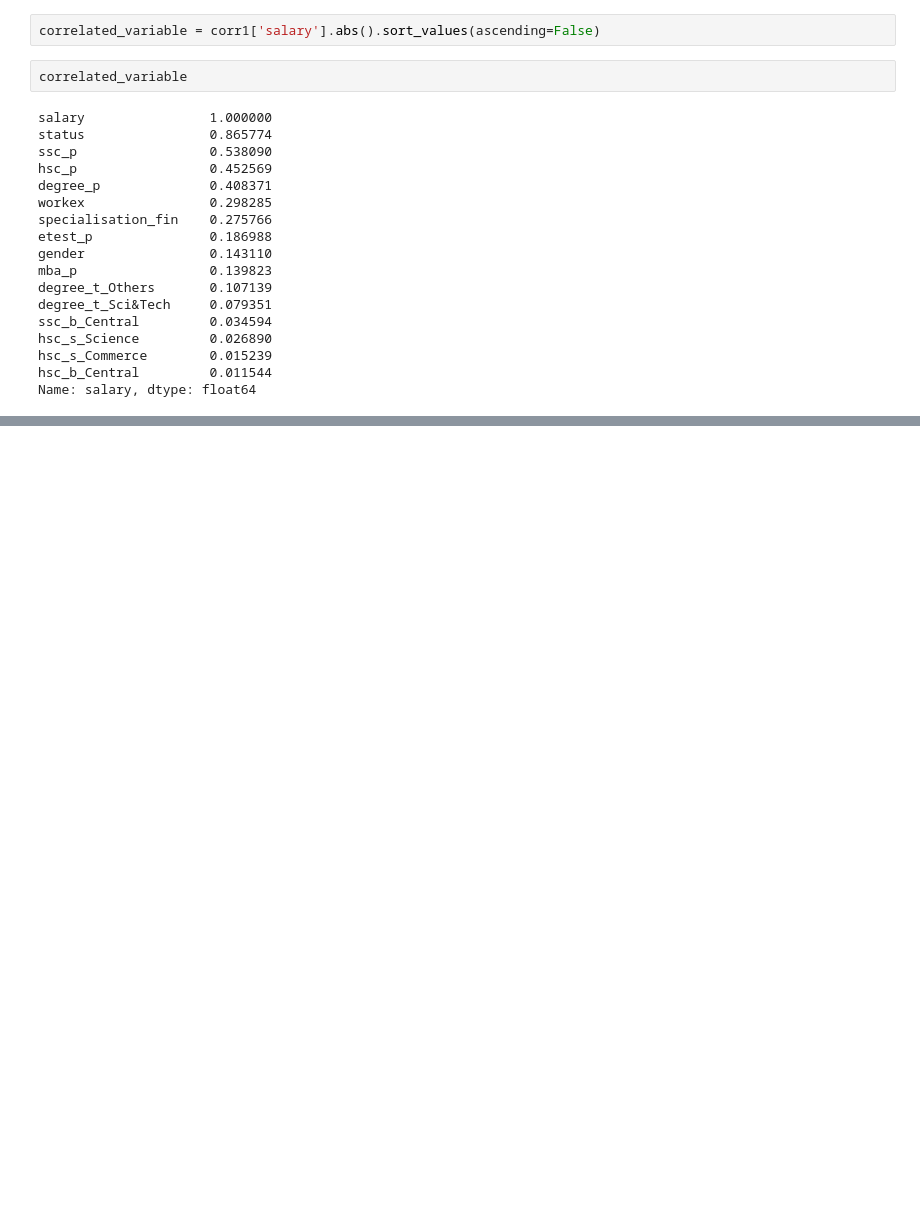
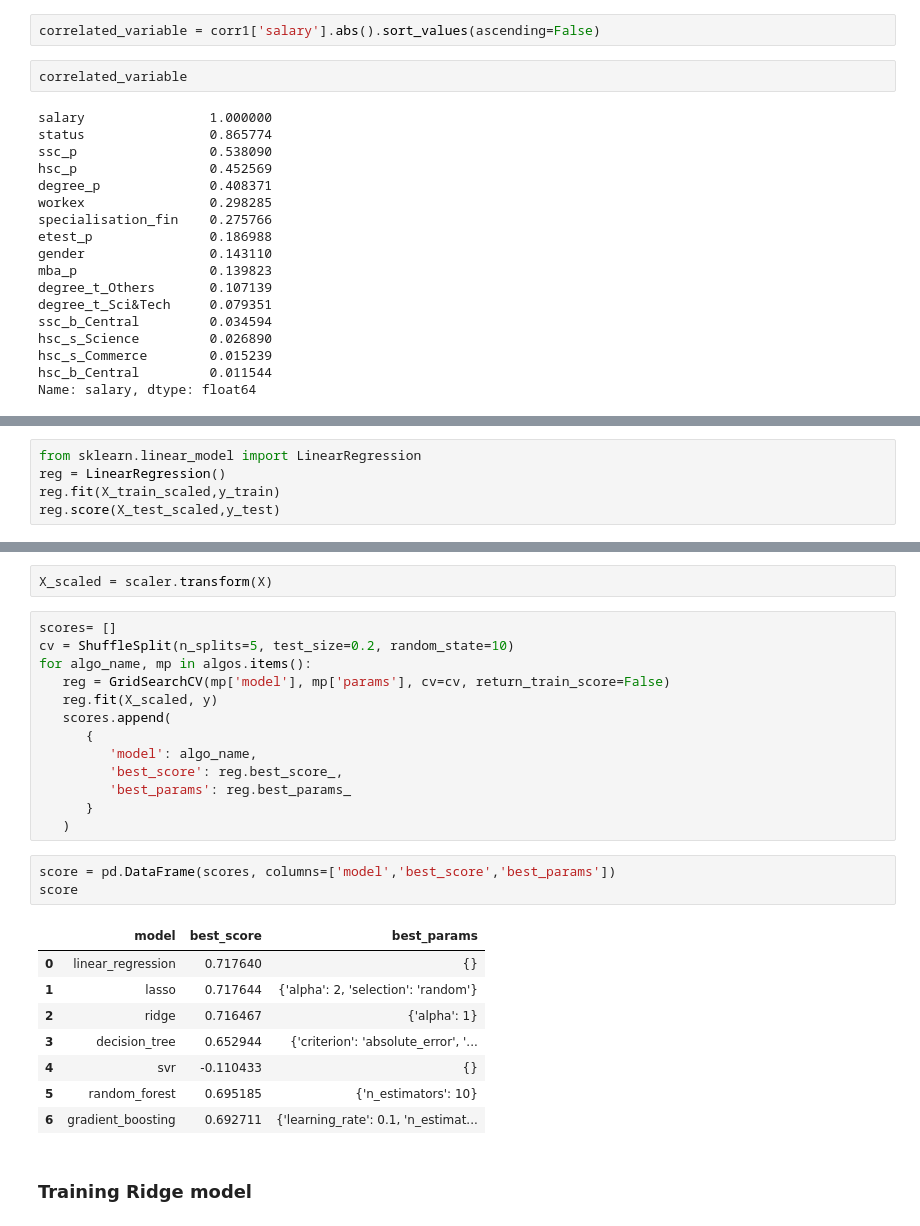
Before and after one commit to vikaschauhan734/campus_recruitment_prediction, a Jupyter notebook: notebook.ipynb, the cells around one changed output, grey strips where cells are left out. Drawn from its saved outputs; the diff is of its cells as text; blank space fills up the shorter version.

```diff
--- a/notebook.ipynb
+++ b/notebook.ipynb
@@ -358,0 +436,5 @@ Name: salary, dtype: float64
+# %%
+from sklearn.linear_model import LinearRegression
+reg = LinearRegression()
+reg.fit(X_train_scaled,y_train)
+reg.score(X_test_scaled,y_test)
@@ -358,0 +504,29 @@ Name: salary, dtype: float64
+# %%
+X_scaled = scaler.transform(X)
+# %%
+scores= []
+cv = ShuffleSplit(n_splits=5, test_size=0.2, random_state=10)
+for algo_name, mp in algos.items():
+   reg = GridSearchCV(mp['model'], mp['params'], cv=cv, return_train_score=False)
+   reg.fit(X_scaled, y)
+   scores.append(
+      {
+         'model': algo_name,
+         'best_score': reg.best_score_,
+         'best_params': reg.best_params_
+      }
+   )
+# %%
+score = pd.DataFrame(scores, columns=['model','best_score','best_params'])
+score
+# %% [output]
+|  | model | best_score | best_params |
+| 0 | linear_regression | 0.717640 | {} |
+| 1 | lasso | 0.717644 | {'alpha': 2, 'selection': 'random'} |
+| 2 | ridge | 0.716467 | {'alpha': 1} |
+| 3 | decision_tree | 0.652944 | {'criterion': 'absolute_error', '... |
+| 4 | svr | -0.110433 | {} |
+| 5 | random_forest | 0.695185 | {'n_estimators': 10} |
+| 6 | gradient_boosting | 0.692711 | {'learning_rate': 0.1, 'n_estimat... |
+# %% [markdown]
+### Training Ridge model
```
Also changed, not shown: parts of 40 cells of this notebook, 6 other files.
